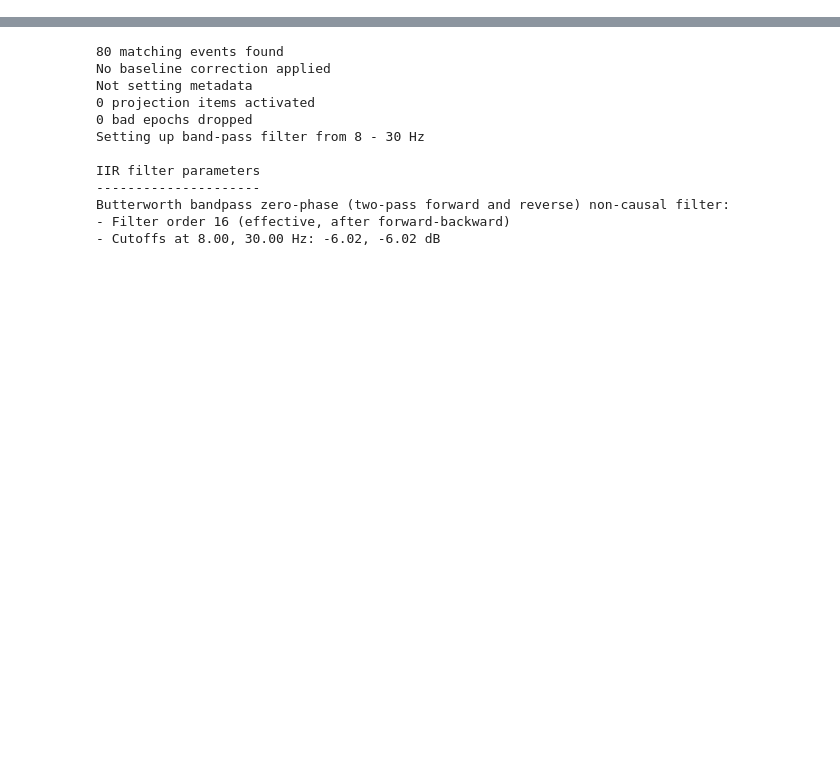
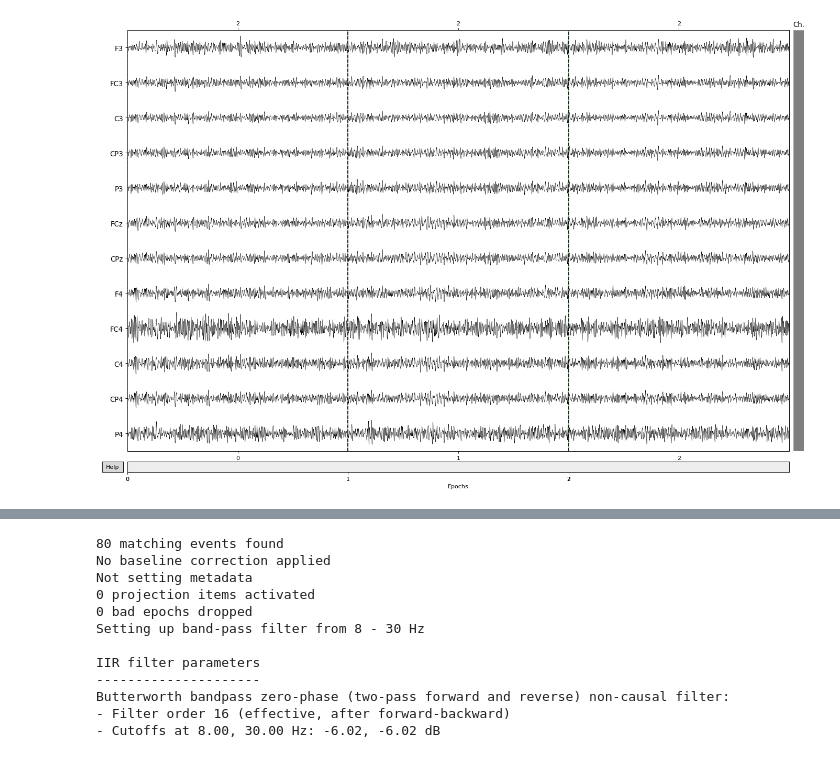
Before and after one commit to sylvchev/wcci-rgcon, a Jupyter notebook: Covariance-based.ipynb, the cells around one changed output, grey strips where cells are left out. Drawn from its saved outputs; the diff is of its cells as text; code cells hidden in the pictures; blank space fills up the shorter version.

```diff
--- a/Covariance-based.ipynb
+++ b/Covariance-based.ipynb
@@ -27,0 +65,13 @@ scoring = 'accuracy'
+# %%
+d = loadmat("MatFiltData_P01T_all.mat", squeeze_me=True)
+data = np.transpose(d['MatFiltData'], axes=(2, 0, 1))
+sfreq = 512
+channel_names = ["F3", "FC3", "C3", "CP3", "P3", "FCz", "CPz", "F4", "FC4", "C4", "CP4", "P4"]
+channel_types = 12 * ["eeg"]
+montage = mne.channels.make_standard_montage('standard_1020')
+info = mne.create_info(channel_names, sfreq, channel_types, montage)
+tmin = 0.
+event_id = {'right':1 , 'left':2}
+events = np.array([[t*10*sfreq, 0, l] for t, l in enumerate(labels)])
+epochs =  mne.EpochsArray(data, info, events, tmin, event_id)
+epochs.set_montage(montage)
@@ -27,0 +101,4 @@ scoring = 'accuracy'
+# %%
+_ = epochs[:3].plot(scalings={'eeg':3e1})
+# %% [output]
+[figure, added]
```
Also changed, not shown: parts of 20 cells of this notebook, 1 other file.
